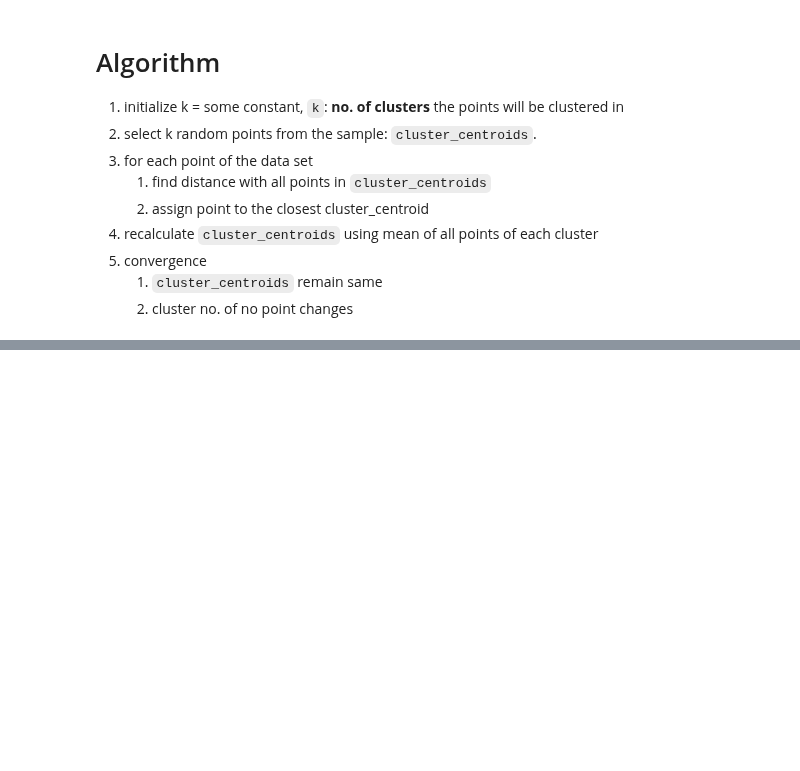
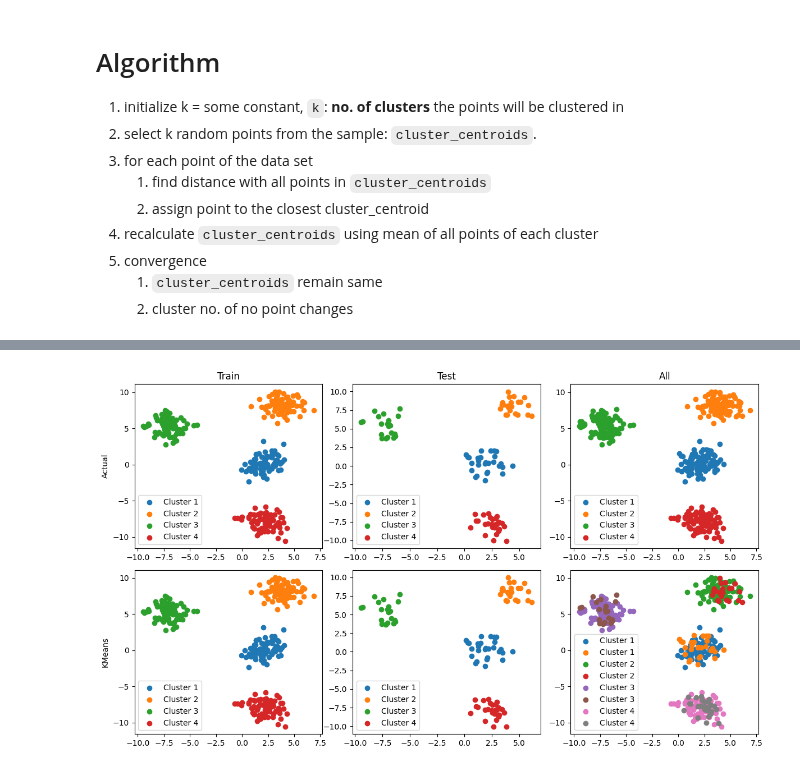
Before and after one commit to akshayDev17/Machine-Learning-Concepts, a Jupyter notebook: src/Unsupervised Learning/KMeansClustering.ipynb, the cells around one changed output, grey strips where cells are left out. Drawn from its saved outputs; the diff is of its cells as text; code cells hidden in the pictures; blank space fills up the shorter version.

```diff
--- a/src/Unsupervised Learning/KMeansClustering.ipynb
+++ b/src/Unsupervised Learning/KMeansClustering.ipynb
@@ -21,0 +162,27 @@ import numpy as np
+# %%
+fig, ax = plt.subplots(2, 3, figsize=(12, 7))
+
+for cluster_index in (list(set(y))):
+    ax[0][0].scatter(X_train[y_train == cluster_index, 0], X_train[y_train == cluster_index, 1], label=f'Cluster {cluster_index+1}')
+    ax[0][1].scatter(X_test[y_test == cluster_index, 0], X_test[y_test == cluster_index, 1], label=f'Cluster {cluster_index+1}')
+    ax[0][2].scatter(X[y == cluster_index, 0], X[y == cluster_index, 1], label=f'Cluster {cluster_index+1}')
+
+for cluster_index in range(kmeans_clusterer.n_clusters):
+    ax[1][0].scatter(X_train[final_clusters_train[cluster_index], 0], X_train[final_clusters_train[cluster_index], 1], label=f'Cluster {cluster_index+1}')
+    ax[1][1].scatter(X_test[final_clusters_test[cluster_index], 0], X_test[final_clusters_test[cluster_index], 1], label=f'Cluster {cluster_index+1}')
+
+    ax[1][2].scatter(X_train[final_clusters_train[cluster_index], 0], X_train[final_clusters_train[cluster_index], 1], label=f'Cluster {cluster_index+1}')
+    ax[1][2].scatter(X_test[final_clusters_test[cluster_index], 0], X_test[final_clusters_test[cluster_index], 1], label=f'Cluster {cluster_index+1}')
+
+
+for i in range(2):
+    ax[i][0].set_ylabel(['Actual', 'KMeans'][i])
+    for j in range(3):
+        if i == 0:
+            ax[i][j].set_title(['Train', 'Test', 'All'][j])
+        ax[i][j].legend()
+
+plt.tight_layout()
+plt.show()
+# %% [output]
+[figure, added]
```
Also changed, not shown: parts of 28 cells of this notebook, 1 other file.
